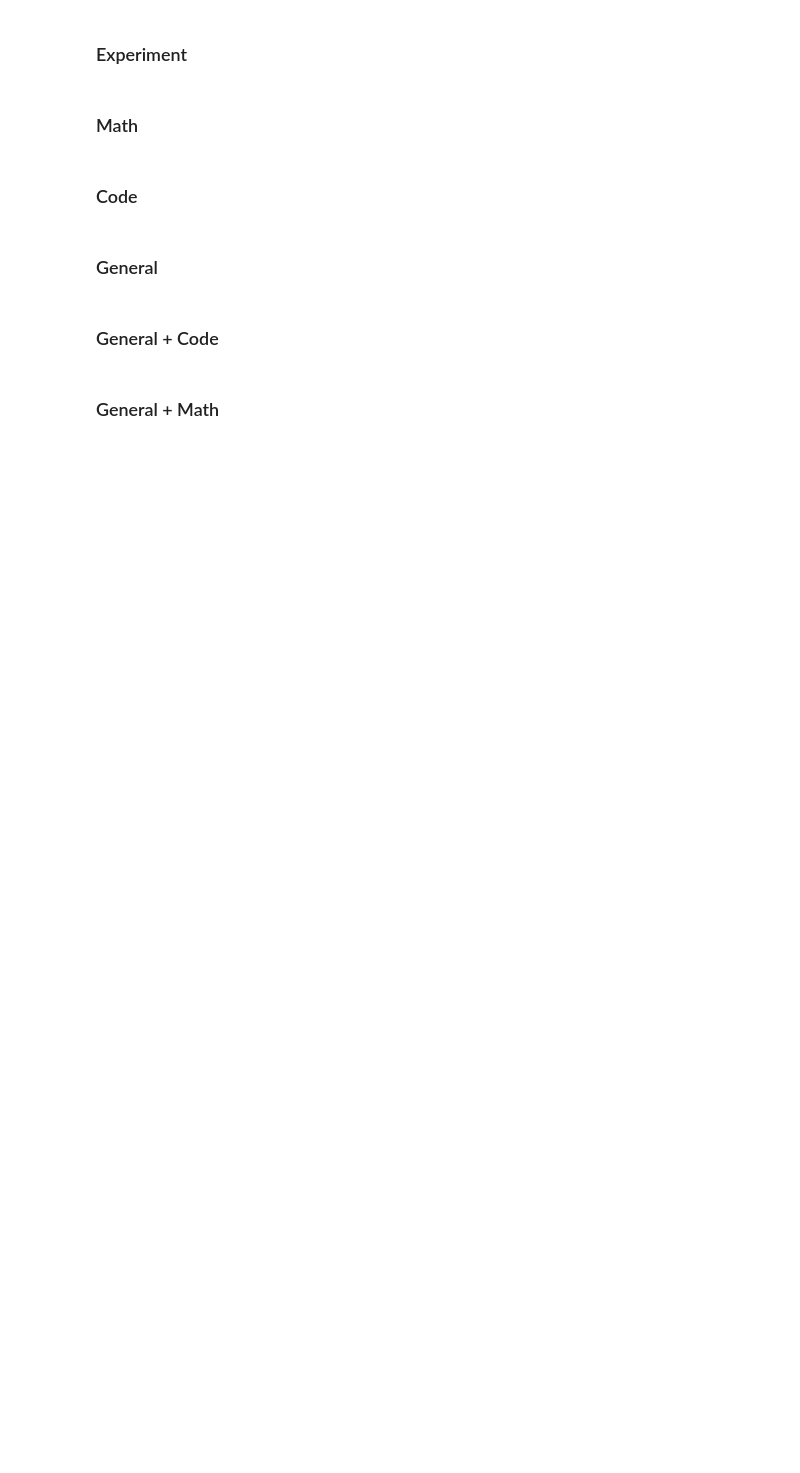
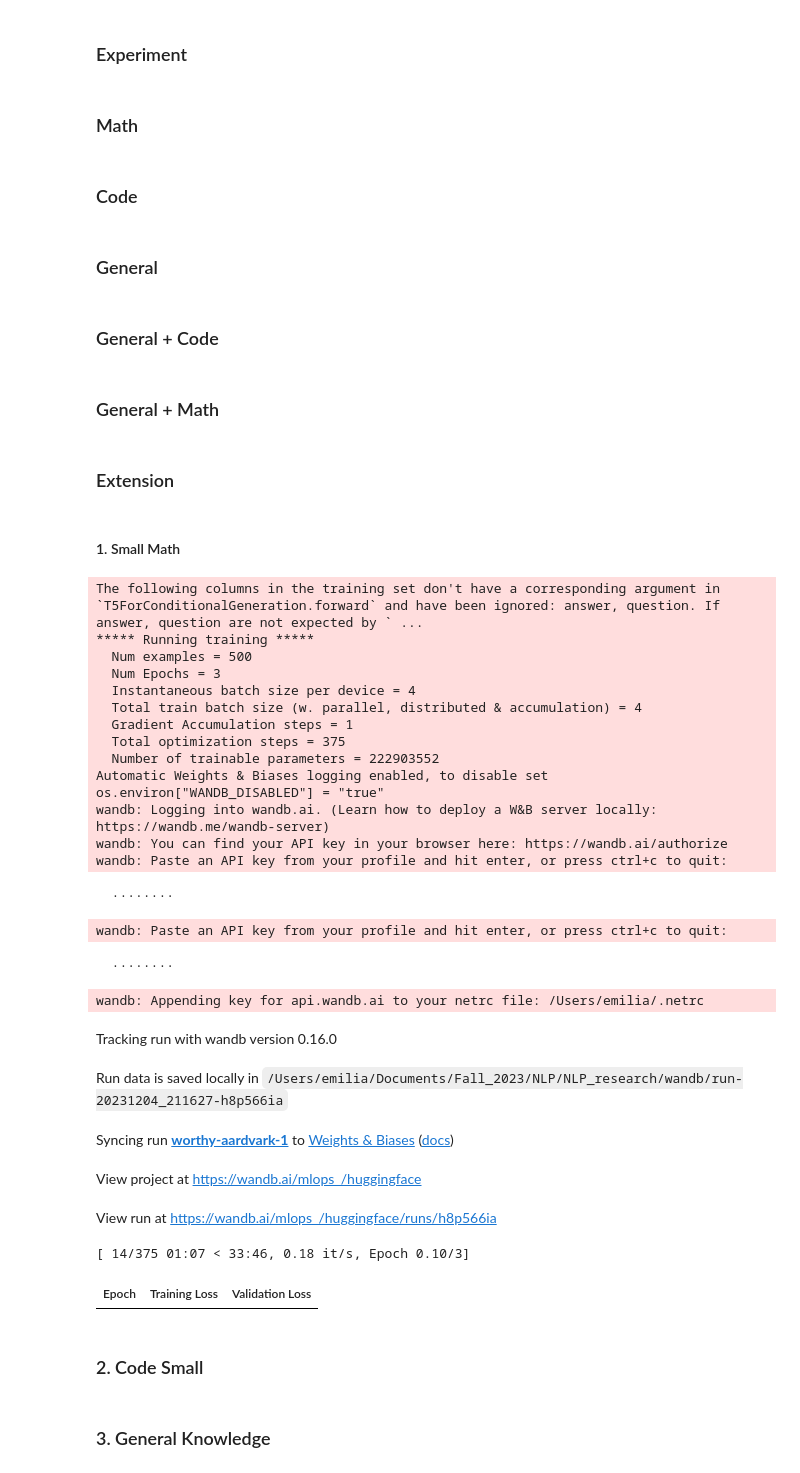
Before and after one commit to Kimberly97llp/NLP_research, a Jupyter notebook: research_project.ipynb, the cells around one changed output. Drawn from its saved outputs; the diff is of its cells as text; code cells hidden in the pictures; blank space fills up the shorter version.

```diff
--- a/research_project.ipynb
+++ b/research_project.ipynb
@@ -293,3 +325,13 @@ general_code_dict["train"][0]
+# %%
+### General Knwoledge/Facts
+general_dict_small, general_train_small, general_test_small = smaller_df(general_dict['train'],
+                                                                         general_dict['test'])
+
+##Math
+math_dict_small, math_train_small, math_test_small = smaller_df(math_train, math_test)
+
+### Code
+code_dict_small, code_train_small, code_test_small = smaller_df(code_dict['train'], code_dict['test'])
 # %% [markdown]
 ## Preprocessing
 # %%
@@ -314,6 +356,11 @@ tokenized_dataset_code = code_dict.map(preprocess_function, batched=True)
 tokenized_dataset_general = general_dict.map(preprocess_function, batched=True)
 tokenized_dataset_general_code = general_code_dict.map(preprocess_function, batched=True)
 tokenized_dataset_general_math = general_math_dict.map(preprocess_function, batched=True)
+
+### Smaller Models
+tokenized_dataset_math_small = math_dict_small.map(preprocess_function, batched=True)
+tokenized_dataset_code_small = code_dict_small.map(preprocess_function, batched=True)
+tokenized_dataset_general_small = general_dict_small.map(preprocess_function, batched=True)
 # %%
 nltk.download("punkt", quiet=True)
 metric = evaluate.load("rouge")
@@ -487,3 +534,58 @@ for lr in lrs:
     del model_general_math
     gc.collect()
     torch.cuda.empty_cache()
+# %% [markdown]
+### Extension
+# %% [markdown]
+#### 1. Small Math
+# %%
+for lr in lrs:
+    model_small_math = T5ForConditionalGeneration.from_pretrained(MODEL_NAME).to(device)
+    data_collator_math_small = DataCollatorForSeq2Seq(tokenizer=tokenizer, model=model_small_math)
+
+    output_dir_root = "./results/small_math"
+    output_dir = f"{output_dir_root}/{lr:.0e}".replace("0", "")
+    training_args_math_small = training_args(L_RATE = lr, BATCH_SIZE = 4, NUM_EPOCHS = 3, output_dir=output_dir)
+
+    trainer_math_small = Seq2SeqTrainer(
+       model=model_small_math,
+       args=training_args_math_small,
+       train_dataset=tokenized_dataset_math_small["train"],
+       eval_dataset=tokenized_dataset_math_small["test"],
+       tokenizer=tokenizer,
+       data_collator=data_collator_math_small,
+       compute_metrics=compute_metrics
+    )
+
+    trainer_math_small.train()
+
+    del model_small_math
+    gc.collect()
+    torch.cuda.empty_cache()
+# %% [output]
+The following columns in the training set don't have a corresponding argument in `T5ForConditionalGeneration.forward` and have been ignored: answer, question. If answer, question are not expected by ` ...
+***** Running training *****
+  Num examples = 500
+  Num Epochs = 3
+  Instantaneous batch size per device = 4
+  Total train batch size (w. parallel, distributed & accumulation) = 4
+  Gradient Accumulation steps = 1
+  Total optimization steps = 375
+  Number of trainable parameters = 222903552
+Automatic Weights & Biases logging enabled, to disable set os.environ["WANDB_DISABLED"] = "true"
+wandb: Logging into wandb.ai. (Learn how to deploy a W&B server locally: https://wandb.me/wandb-server)
+wandb: You can find your API key in your browser here: https://wandb.ai/authorize
+wandb: Paste an API key from your profile and hit enter, or press ctrl+c to quit:
+  ········
+wandb: Paste an API key from your profile and hit enter, or press ctrl+c to quit:
+  ········
+wandb: Appending key for api.wandb.ai to your netrc file: /Users/emilia/.netrc
+Tracking run with wandb version 0.16.0
+Run data is saved locally in /Users/emilia/Documents/Fall_2023/NLP/NLP_research/wandb/run-20231204_211627-h8p566ia
+Syncing run worthy-aardvark-1 to Weights & Biases (docs)
+View project at https://wandb.ai/mlops_/huggingface
+View run at https://wandb.ai/mlops_/huggingface/runs/h8p566ia
+[ 14/375 01:07 < 33:46, 0.18 it/s, Epoch 0.10/3]
+| Epoch | Training Loss | Validation Loss |
+# %% [markdown]
+### 2. Code Small
@@ -489,0 +616,2 @@ for lr in lrs:
+# %% [markdown]
+### 3. General Knowledge
```
Also changed, not shown: parts of 10 cells of this notebook.
